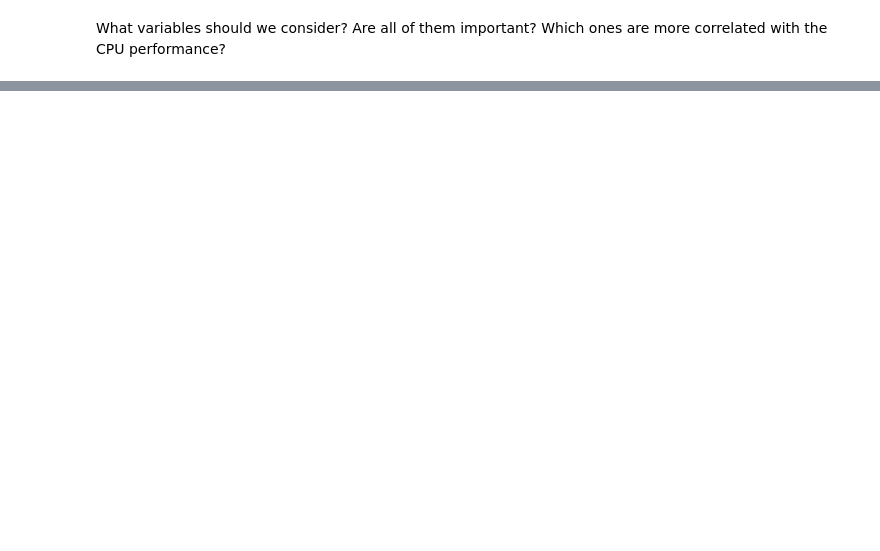
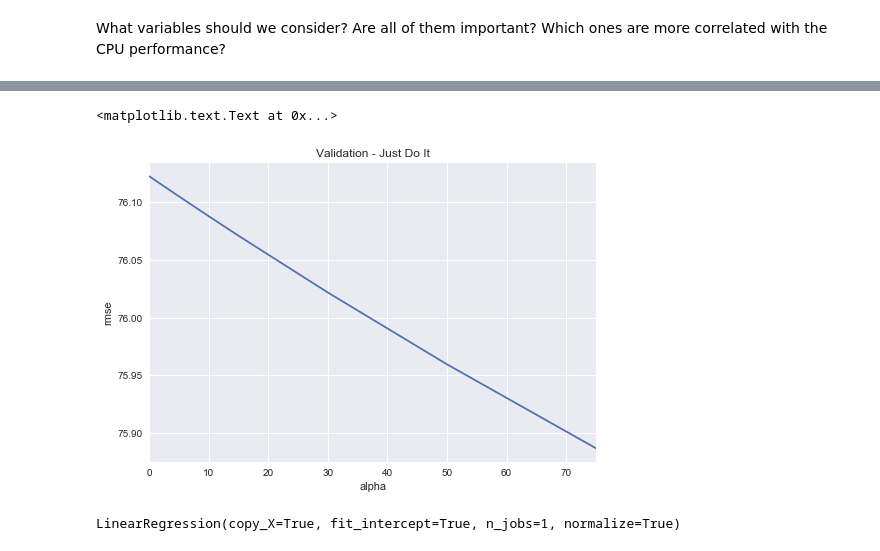
Before and after one commit to maclanzallamas/MachineLearningCourseWork, a Jupyter notebook: Regression/Regression.ipynb, the cells around one changed output, grey strips where cells are left out. Saved outputs shown, nothing was run; the diff lists cells and outputs as text; code cells hidden in the pictures; blank space fills up the shorter version.

Commit message:
First submission

```diff
--- a/Regression/Regression.ipynb
+++ b/Regression/Regression.ipynb
@@ -95,0 +115,7 @@ sns.heatmap(corr,
+# %%
+from sklearn.linear_model import Ridge, RidgeCV, ElasticNet, LassoCV, LassoLarsCV
+from sklearn.model_selection import cross_val_score
+
+def rmse_cv(model):
+    rmse= np.sqrt(-cross_val_score(model, X_train, y_train, scoring="neg_mean_squared_error", cv = 5))
+    return(rmse)
@@ -95,0 +124,18 @@ sns.heatmap(corr,
+# %%
+alphas = [0.05, 0.1, 0.3, 1, 3, 5, 10, 15, 30, 50, 75]
+cv_ridge = [rmse_cv(Ridge(alpha = alpha)).mean()
+            for alpha in alphas]
+# %%
+cv_ridge = pd.Series(cv_ridge, index = alphas)
+cv_ridge.plot(title = "Validation - Just Do It")
+plt.xlabel("alpha")
+plt.ylabel("rmse")
+# %% [output]
+<matplotlib.text.Text at 0x...>
+[figure, added]
+# %%
+#Easy Linear regression. Values are negative so is not correct. We need to normalize it first to find the linear relation.
+regr = linear_model.LinearRegression(normalize=True)
+regr.fit(X_train, y_train)
+# %% [output]
+LinearRegression(copy_X=True, fit_intercept=True, n_jobs=1, normalize=True)
```
Also changed, not shown: parts of 19 cells of this notebook, 1 other file.
